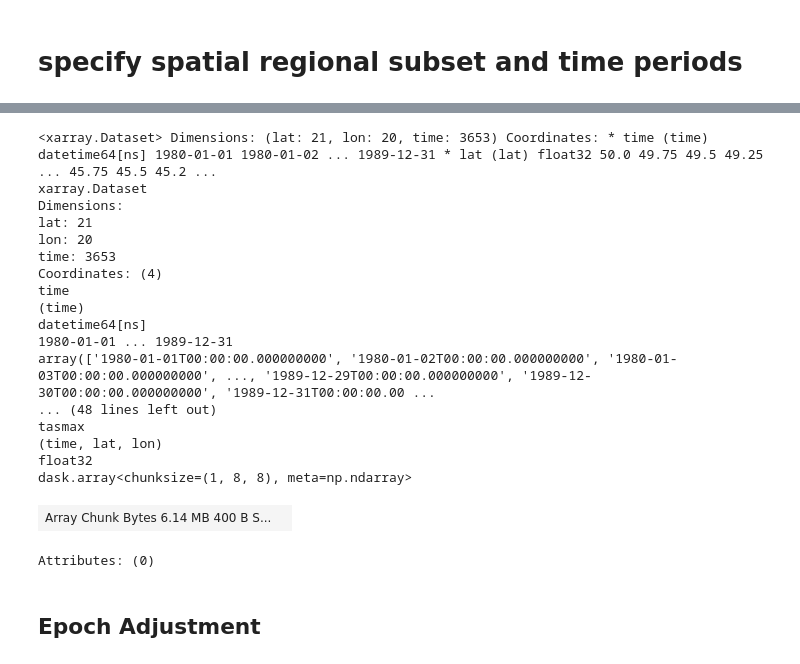
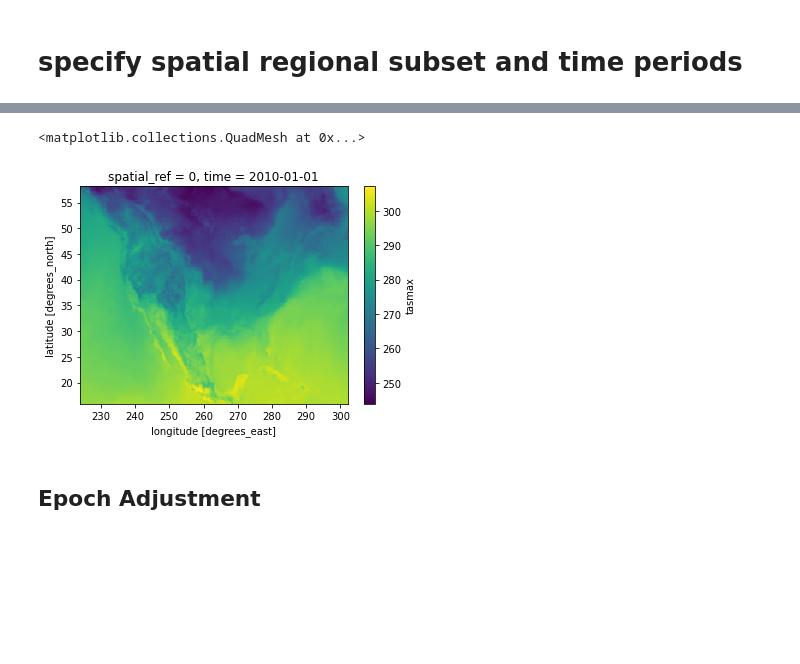
Before and after one commit to carbonplan/cmip6-downscaling, a Jupyter notebook: notebooks/maca_workflow.ipynb, the cells around one changed output, grey strips where cells are left out. Cells and saved outputs as stored; diff of their text form; code cells hidden in the pictures; blank space fills up the shorter version.

```diff
--- a/notebooks/maca_workflow.ipynb
+++ b/notebooks/maca_workflow.ipynb
@@ -44,8 +48,8 @@ member_ids = ["r1i1p1f1"]
 source_ids = ["CanESM5"]#BCC-CSM2-MR"]
 table_ids = ["day"]
 grid_labels = ["gn"]
-variable = 'tasmax'
-variable_ids = [variable] #tasmax, tasmin, pr
+variables = 'tasmax'
+variable_ids = [variables] #tasmax, tasmin, pr
 # %%
 col_url = "https://cmip6downscaling.blob.core.windows.net/cmip6/pangeo-cmip6.json"
 
@@ -285,24 +320,7 @@ Data variables:
-# %%
-obs
-# %% [output]
-<xarray.Dataset> Dimensions: (lat: 21, lon: 20, time: 3653) Coordinates: * time (time) datetime64[ns] 1980-01-01 1980-01-02 ... 1989-12-31 * lat (lat) float32 50.0 49.75 49.5 49.25 ... 45.75 45.5 45.2 ...
-xarray.Dataset
-Dimensions:
-lat: 21
-lon: 20
-time: 3653
-Coordinates: (4)
-time
-(time)
-datetime64[ns]
-1980-01-01 ... 1989-12-31
-array(['1980-01-01T00:00:00.000000000', '1980-01-02T00:00:00.000000000', '1980-01-03T00:00:00.000000000', ..., '1989-12-29T00:00:00.000000000', '1989-12-30T00:00:00.000000000', '1989-12-31T00:00:00.00 ...
-... (48 lines left out)
-tasmax
-(time, lat, lon)
-float32
-dask.array<chunksize=(1, 8, 8), meta=np.ndarray>
-| Array Chunk Bytes 6.14 MB 400 B S... |  |
-Attributes: (0)
+# %%
+obs.isel(time=0)[variables].plot()
+# %% [output]
+<matplotlib.collections.QuadMesh at 0x...>
+[figure, added]
 # %% [markdown]
 ## Epoch Adjustment
```
Also changed, not shown: parts of 90 cells of this notebook.
